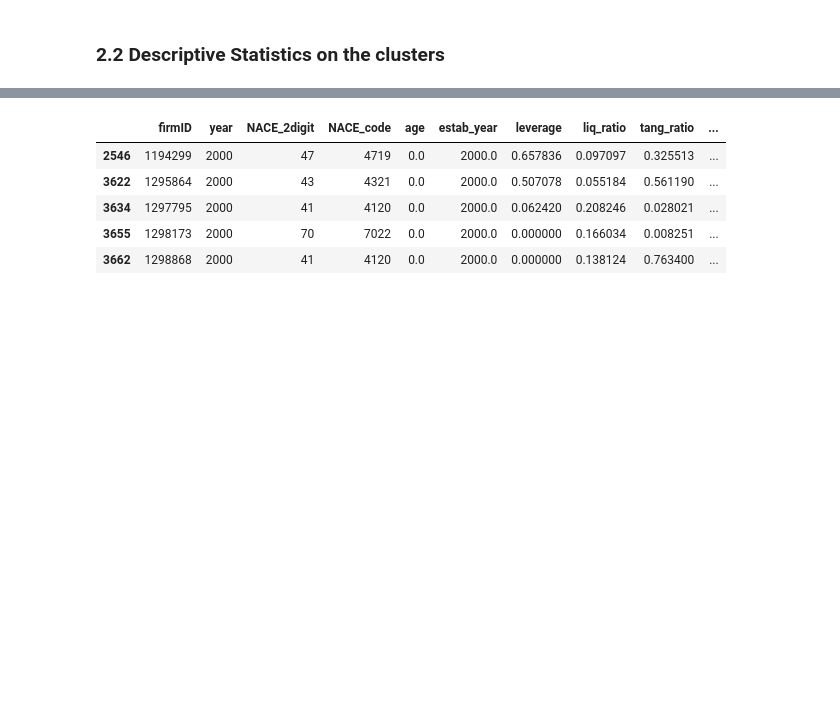
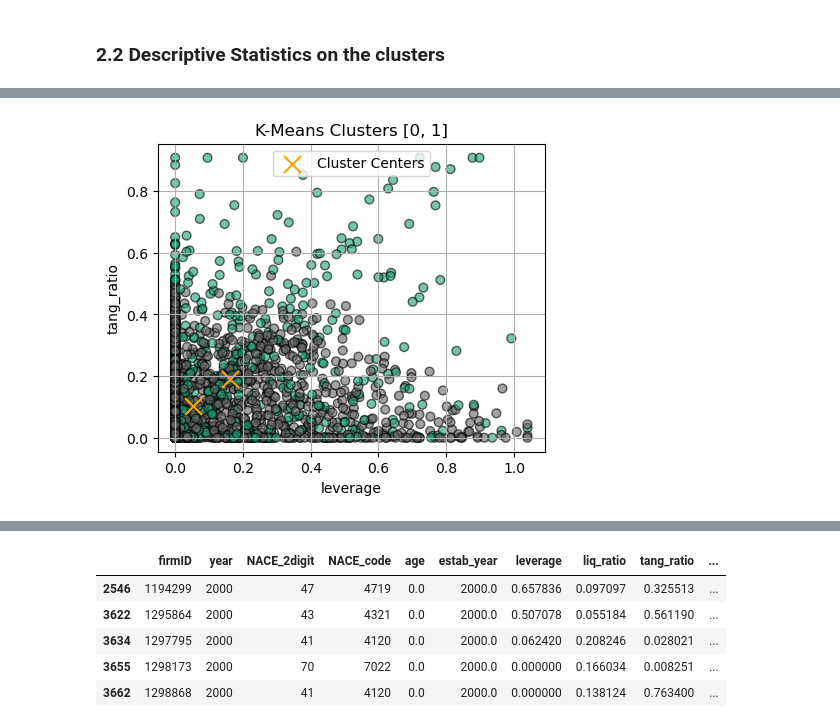
Before and after one commit to alsy22/Data-Science-practice, a Jupyter notebook: Kmeans_firm_types.ipynb, the cells around one changed output, grey strips where cells are left out. Saved outputs shown, nothing was run; the diff lists cells and outputs as text; code cells hidden in the pictures; blank space fills up the shorter version.

```diff
--- a/Kmeans_firm_types.ipynb
+++ b/Kmeans_firm_types.ipynb
@@ -168,7 +167,7 @@ X_unscaled = pd.DataFrame(
     columns=vars_to_treat,
     index=X_scaled_df.index
 )
-X_unscaled['cluster'] = kmeans.labels_
+X_unscaled['cluster'] = kmeans5.labels_
 # %% [markdown]
 ### 2.2 Descriptive Statistics on the clusters
 # %%
@@ -249,0 +263,50 @@ for var in vars_to_treat:
+# %%
+# Choose clusters to plot
+clusters_to_plot = [0, 1]
+
+# Filter the data
+X_filtered = X_unscaled[X_unscaled['cluster'].isin(clusters_to_plot)]
+
+# Get unscaled cluster centers as DataFrame
+cluster_centers_df = pd.DataFrame(
+    scaler.inverse_transform(kmeans4.cluster_centers_),
+    columns=vars_to_treat
+)
+cluster_centers_df['cluster'] = range(n_clusters)
+cluster_centers_filtered = cluster_centers_df[cluster_centers_df['cluster'].isin(clusters_to_plot)]
+
+# Plot
+x_var = vars_to_treat[0]  # 'leverage'
+y_var = vars_to_treat[2]  # 'tang_ratio'
+
+fig, ax = plt.subplots(figsize=(5, 4))
+
+# Data points
+ax.scatter(
+    X_filtered[x_var],
+    X_filtered[y_var],
+    c=X_filtered['cluster'],
+    cmap='Dark2',
+    alpha=0.6,
+    edgecolor='k',
+    s=40
+)
+
+# Cluster centers
+ax.scatter(
+    cluster_centers_filtered[x_var],
+    cluster_centers_filtered[y_var],
+    c='orange',
+    marker='x',
+    s=150,
+    label='Cluster Centers'
+)
+
+ax.set_xlabel(x_var)
+ax.set_ylabel(y_var)
+ax.set_title(f'K-Means Clusters {clusters_to_plot}')
+ax.legend()
+plt.grid(True)
+plt.show()
+# %% [output]
+[figure, added]
```
Also changed, not shown: parts of 24 cells of this notebook.
